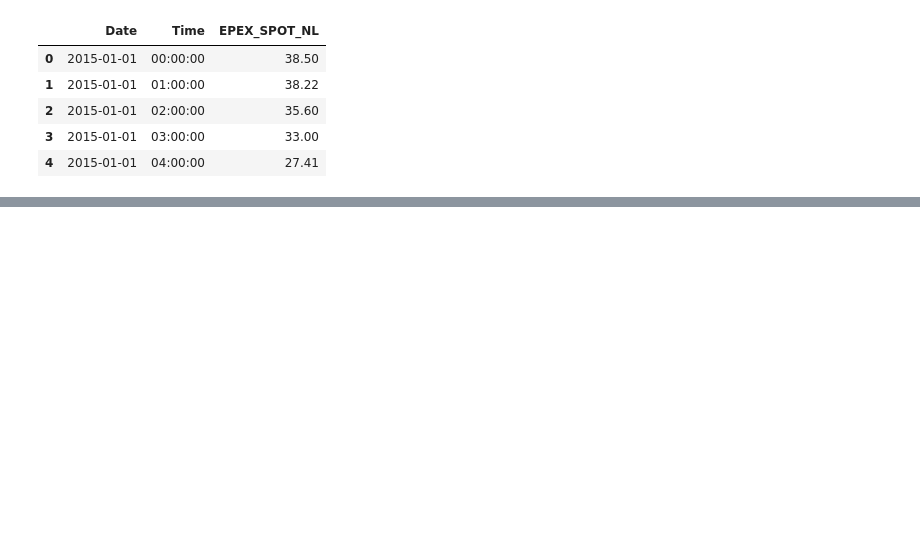
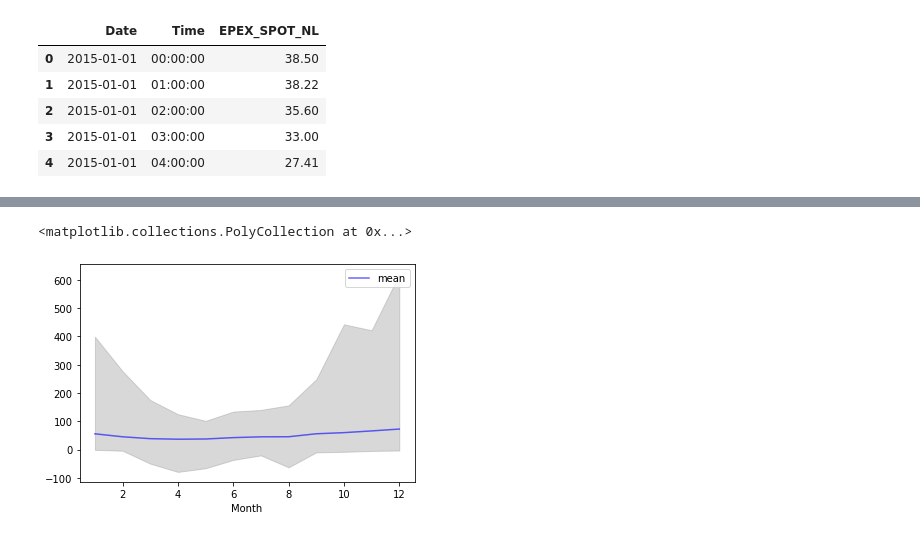
Before and after one commit to tomrigt/PPAnalytics, a Jupyter notebook: ML_epex.ipynb, the cells around one changed output, grey strips where cells are left out. Drawn from its saved outputs; the diff is of its cells as text; code cells hidden in the pictures; blank space fills up the shorter version.

```diff
--- a/ML_epex.ipynb
+++ b/ML_epex.ipynb
@@ -21,0 +61,10 @@ plt.show()
+# %%
+# Plot monthly data
+monthly_data = df.groupby('Month')['EPEX_SPOT_NL'].agg(['min','max','mean'])
+monthly_data.reset_index(inplace=True)
+
+ax  = monthly_data.plot(x='Month', y='mean', c='blue', alpha=0.6)
+plt.fill_between(x='Month',y1='min',y2='max', data=monthly_data, color='grey', alpha=0.3)
+# %% [output]
+<matplotlib.collections.PolyCollection at 0x...>
+[figure, added]
```
Also changed, not shown: parts of 9 cells of this notebook.
